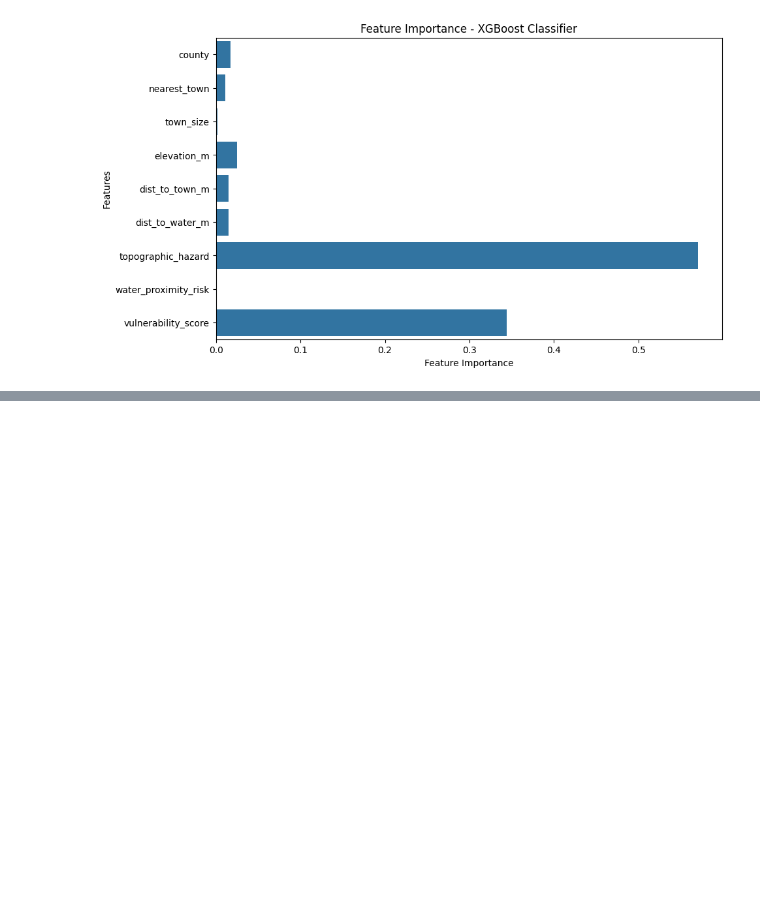
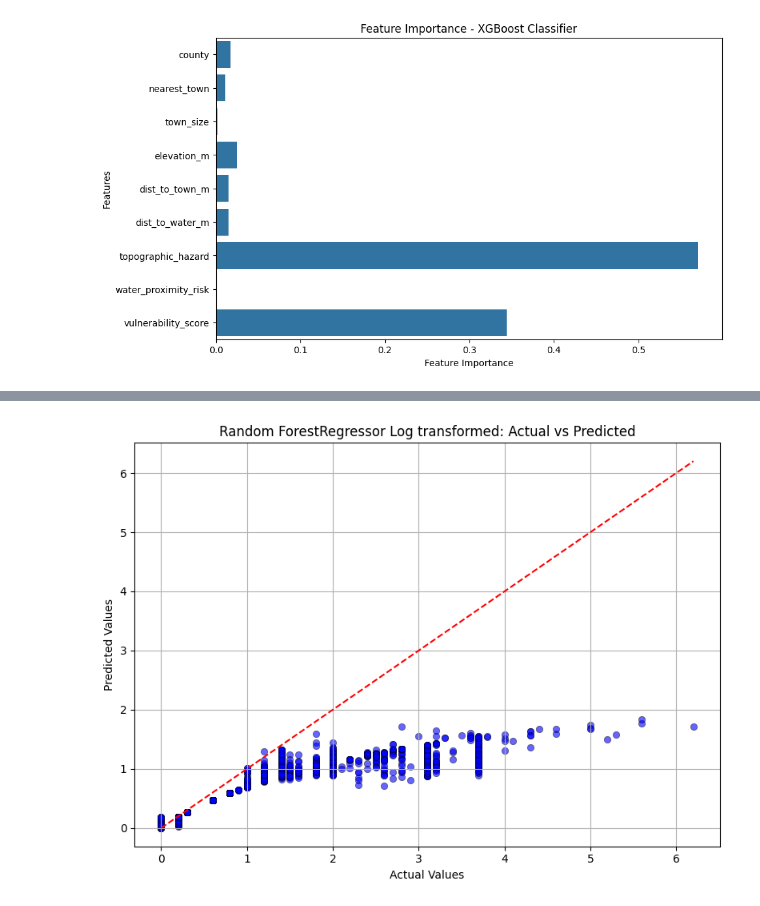
Before and after one commit to kennethnyangweso/Flood-Risk-Analysis-with-GIS, a Jupyter notebook: Modeling Notebook.ipynb, the cells around one changed output, grey strips where cells are left out. Cells and saved outputs as stored; diff of their text form; code cells hidden in the pictures; blank space fills up the shorter version.

```diff
--- a/Modeling Notebook.ipynb
+++ b/Modeling Notebook.ipynb
@@ -167,0 +383,11 @@ plt.show()
+# %%
+
+
+# Log transform (safe version)
+y_train_log = np.log1p(y_train)   # log(1 + y)
+# %%
+#train the log transformed model
+
+rf_reg_log = RandomForestRegressor(n_estimators=100, random_state=42)
+rf_reg_log.fit(X_train, y_train_log)
+y_pred_rf_log = rf_reg_log.predict(X_test)
@@ -167,0 +408,17 @@ plt.show()
+# %%
+# Set style
+plt.figure(figsize=(8, 6))
+sns.scatterplot(x=y_test, y=y_pred_rf_log, color='blue', edgecolor='black', alpha=0.6)
+
+# Plot ideal line (perfect predictions)
+plt.plot([y_test.min(), y_test.max()], [y_test.min(), y_test.max()], '--', color='red')
+
+# Labels and title
+plt.xlabel("Actual Values")
+plt.ylabel("Predicted Values")
+plt.title("Random ForestRegressor Log transformed: Actual vs Predicted")
+plt.grid(True)
+plt.tight_layout()
+plt.show()
+# %% [output]
+[figure, added]
```
Also changed, not shown: parts of 45 cells of this notebook.
